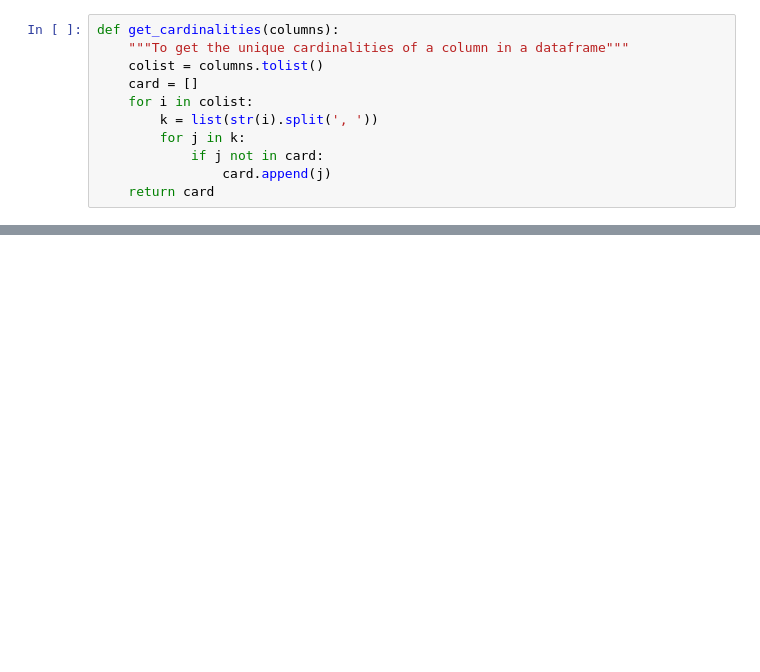
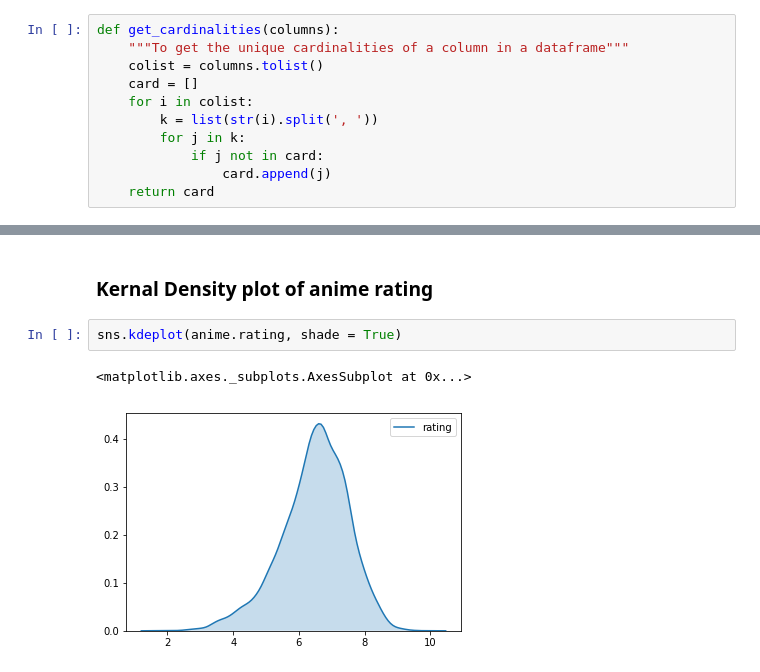
Before and after one commit to ashwinjohn3/Anime-Recommendation-Database, a Jupyter notebook: Anime-Recommendation.ipynb, the cells around one changed output, grey strips where cells are left out. Drawn from its saved outputs; the diff is of its cells as text; blank space fills up the shorter version.

```diff
--- a/Anime-Recommendation.ipynb
+++ b/Anime-Recommendation.ipynb
@@ -196,0 +198,7 @@ There are 73515 number of unique user ids in rating dataframe
+# %% [markdown]
+### Kernal Density plot of anime rating
+# %%
+sns.kdeplot(anime.rating, shade = True)
+# %% [output]
+<matplotlib.axes._subplots.AxesSubplot at 0x...>
+[figure, added]
```
Also changed, not shown: parts of 25 cells of this notebook.
